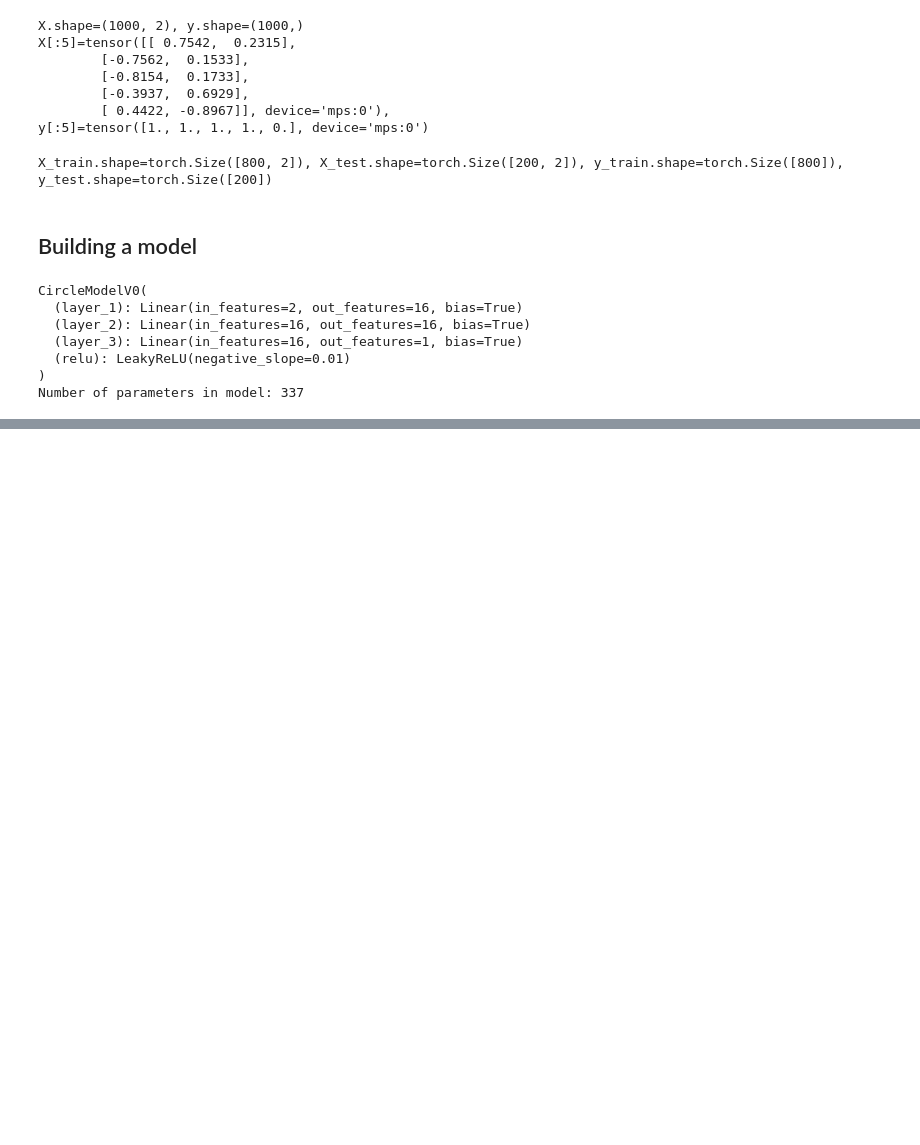
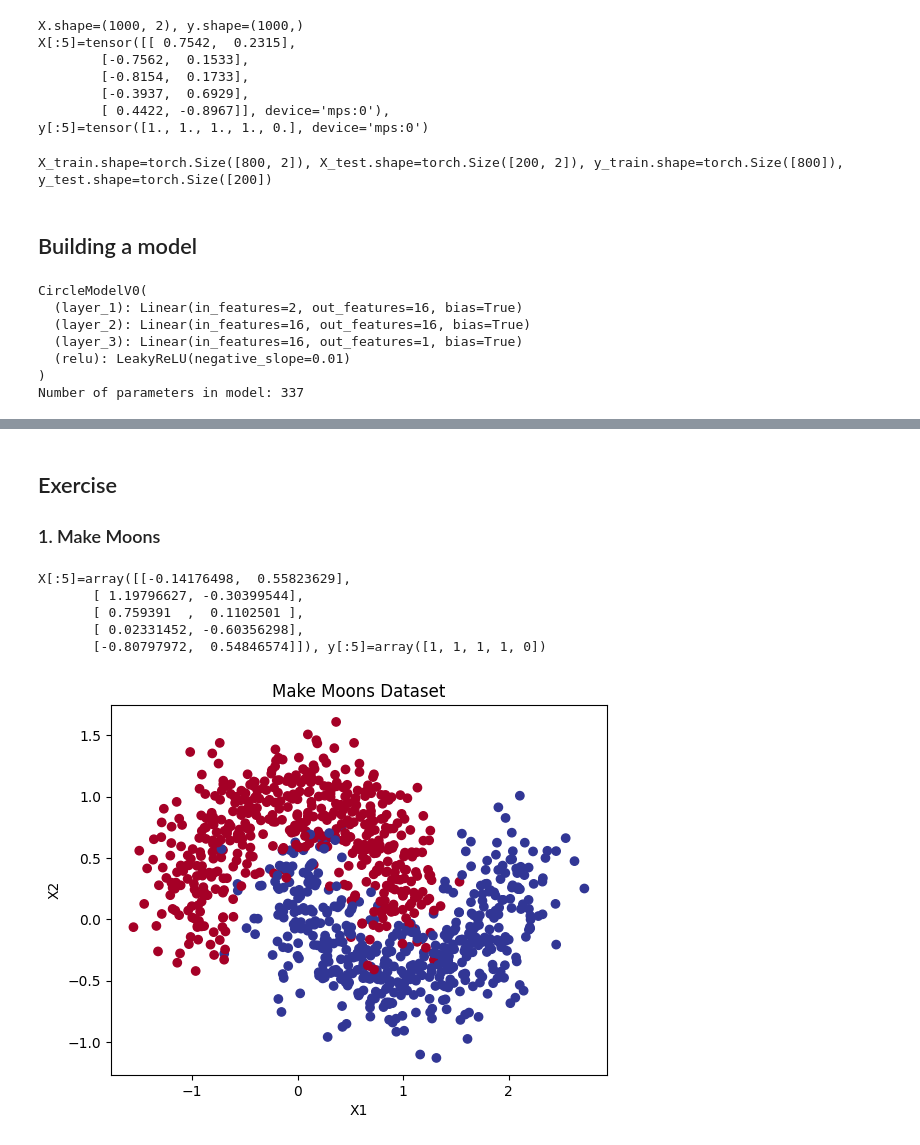
Before and after one commit to Zireael26/pytorch-deep-learning, a Jupyter notebook: my_notebooks/02_pytorch_classification.ipynb, the cells around one changed output, grey strips where cells are left out. Drawn from its saved outputs; the diff is of its cells as text; code cells hidden in the pictures; blank space fills up the shorter version.

Commit message:
Makemoons exercise attempt

```diff
--- a/my_notebooks/02_pytorch_classification.ipynb
+++ b/my_notebooks/02_pytorch_classification.ipynb
@@ -261,3 +261,27 @@ MODEL_NAME = "02_pytorch_classification_model_0.pth"
 MODEL_SAVE_PATH = MODEL_PATH / MODEL_NAME
 
 torch.save(model_0.state_dict(), MODEL_SAVE_PATH)
+# %% [markdown]
+## Exercise
+
+### 1. Make Moons
+# %%
+from sklearn.datasets import make_moons
+
+X, y = make_moons(n_samples=1000, noise=0.25, random_state=42)
+
+print(f"{X[:5]=}, {y[:5]=}")
+
+# Visualize with a scatter plot
+plt.scatter(x=X[:, 0], y=X[:, 1], c=y, cmap=plt.cm.RdYlBu)
+plt.xlabel("X1")
+plt.ylabel("X2")
+plt.title("Make Moons Dataset")
+plt.show()
+# %% [output]
+X[:5]=array([[-0.14176498,  0.55823629],
+       [ 1.19796627, -0.30399544],
+       [ 0.759391  ,  0.1102501 ],
+       [ 0.02331452, -0.60356298],
+       [-0.80797972,  0.54846574]]), y[:5]=array([1, 1, 1, 1, 0])
+[figure, added]
```
Also changed, not shown: parts of 7 cells of this notebook, 1 other file.
